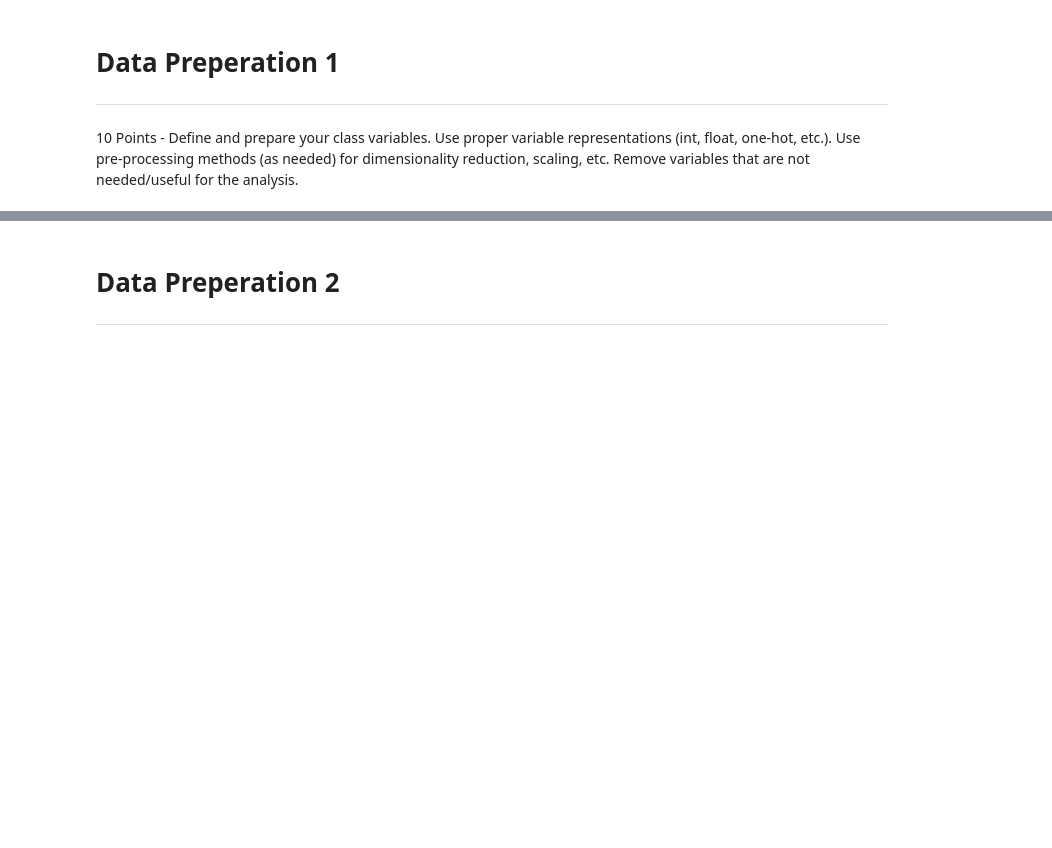
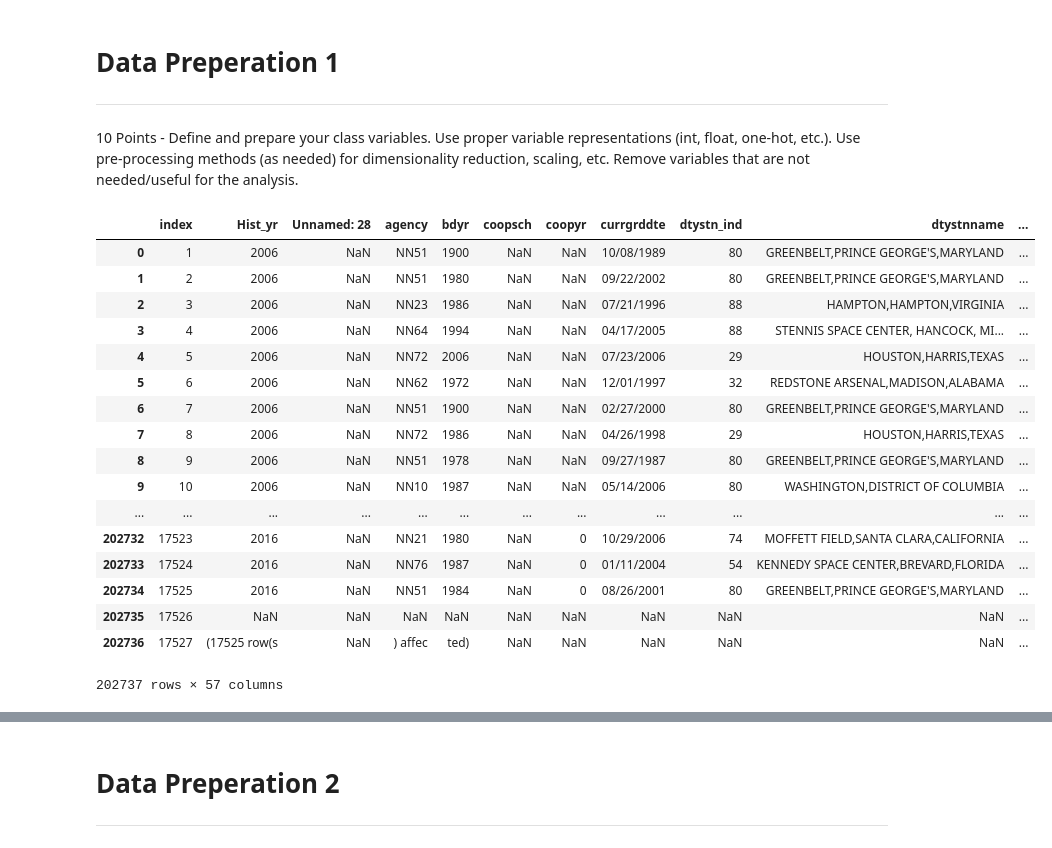
Before and after one commit to wkerneck/DataMiningClass, a Jupyter notebook: 7331_Data_MiningProject_2.ipynb, the cells around one changed output, grey strips where cells are left out. Saved outputs shown, nothing was run; the diff lists cells and outputs as text; code cells hidden in the pictures; blank space fills up the shorter version.

Commit message:
added in the data prep 1&2 sections

```diff
--- a/7331_Data_MiningProject_2.ipynb
+++ b/7331_Data_MiningProject_2.ipynb
@@ -51,0 +74,57 @@
+# %%
+#load data file
+data_file = pd.read_excel('/Users/macnificent/desktop/NEW_NASA_2006.xlsx')
+data_file2 = pd.read_excel('/Users/macnificent/desktop/NEW_NASA_2007.xlsx')
+data_file3 = pd.read_excel('/Users/macnificent/desktop/NASA_2008.xlsx')
+data_file4 = pd.read_excel('/Users/macnificent/desktop/NASA_2009.xlsx')
+data_file5 = pd.read_excel('/Users/macnificent/desktop/NASA_2010.xlsx')
+data_file6 = pd.read_excel('/Users/macnificent/desktop/NASA_2011.xlsx')
+data_file7 = pd.read_excel('/Users/macnificent/desktop/NASA_2012.xlsx')
+data_file8 = pd.read_excel('/Users/macnificent/desktop/NASA_2013.xlsx')
+data_file9 = pd.read_excel('/Users/macnificent/desktop/NASA_2014.xlsx')
+data_file10 = pd.read_excel('/Users/macnificent/desktop/NASA_2015.xlsx')
+data_file11 = pd.read_excel('/Users/macnificent/desktop/NASA_2016.xlsx')
+
+#you'll have to change the file path to your working directory
+
+#removing 1st row from datasets
+data_file.drop(0, axis = 0,inplace = True)
+data_file2.drop(0, axis = 0,inplace = True)
+data_file3.drop(0, axis = 0,inplace = True)
+data_file4.drop(0, axis = 0,inplace = True)
+data_file5.drop(0, axis = 0,inplace = True)
+data_file6.drop(0, axis = 0,inplace = True)
+data_file7.drop(0, axis = 0,inplace = True)
+data_file8.drop(0, axis = 0,inplace = True)
+data_file9.drop(0, axis = 0,inplace = True)
+data_file10.drop(0, axis = 0,inplace = True)
+data_file11.drop(0, axis = 0,inplace = True)
+
+#note: please be patient as this will take a few minutes to run
+# %%
+#combining dataframes
+df = [data_file, data_file2, data_file3, data_file4, data_file5, data_file6, data_file7, data_file8, data_file9, data_file10, data_file11]
+
+cdf = pd.concat(df, axis=0, join='outer', join_axes=None, ignore_index=False,
+          keys=None, levels=None, names=None, verify_integrity=False,
+          copy=True)
+cdf.reset_index()
+# %% [output]
+|  | index | Hist_yr | Unnamed: 28 | agency | bdyr | coopsch | coopyr | currgrddte | dtystn_ind | dtystnname | ... |
+| 0 | 1 | 2006 | NaN | NN51 | 1900 | NaN | NaN | 10/08/1989 | 80 | GREENBELT,PRINCE GEORGE'S,MARYLAND | ... |
+| 1 | 2 | 2006 | NaN | NN51 | 1980 | NaN | NaN | 09/22/2002 | 80 | GREENBELT,PRINCE GEORGE'S,MARYLAND | ... |
+| 2 | 3 | 2006 | NaN | NN23 | 1986 | NaN | NaN | 07/21/1996 | 88 | HAMPTON,HAMPTON,VIRGINIA | ... |
+| 3 | 4 | 2006 | NaN | NN64 | 1994 | NaN | NaN | 04/17/2005 | 88 | STENNIS SPACE CENTER, HANCOCK, MI... | ... |
+| 4 | 5 | 2006 | NaN | NN72 | 2006 | NaN | NaN | 07/23/2006 | 29 | HOUSTON,HARRIS,TEXAS | ... |
+| 5 | 6 | 2006 | NaN | NN62 | 1972 | NaN | NaN | 12/01/1997 | 32 | REDSTONE ARSENAL,MADISON,ALABAMA | ... |
+| 6 | 7 | 2006 | NaN | NN51 | 1900 | NaN | NaN | 02/27/2000 | 80 | GREENBELT,PRINCE GEORGE'S,MARYLAND | ... |
+| 7 | 8 | 2006 | NaN | NN72 | 1986 | NaN | NaN | 04/26/1998 | 29 | HOUSTON,HARRIS,TEXAS | ... |
+| 8 | 9 | 2006 | NaN | NN51 | 1978 | NaN | NaN | 09/27/1987 | 80 | GREENBELT,PRINCE GEORGE'S,MARYLAND | ... |
+| 9 | 10 | 2006 | NaN | NN10 | 1987 | NaN | NaN | 05/14/2006 | 80 | WASHINGTON,DISTRICT OF COLUMBIA | ... |
+| ... | ... | ... | ... | ... | ... | ... | ... | ... | ... | ... | ... |
+| 202732 | 17523 | 2016 | NaN | NN21 | 1980 | NaN | 0 | 10/29/2006 | 74 | MOFFETT FIELD,SANTA CLARA,CALIFORNIA | ... |
+| 202733 | 17524 | 2016 | NaN | NN76 | 1987 | NaN | 0 | 01/11/2004 | 54 | KENNEDY SPACE CENTER,BREVARD,FLORIDA | ... |
+| 202734 | 17525 | 2016 | NaN | NN51 | 1984 | NaN | 0 | 08/26/2001 | 80 | GREENBELT,PRINCE GEORGE'S,MARYLAND | ... |
+| 202735 | 17526 | NaN | NaN | NaN | NaN | NaN | NaN | NaN | NaN | NaN | ... |
+| 202736 | 17527 | (17525 row(s | NaN | ) affec | ted) | NaN | NaN | NaN | NaN | NaN | ... |
+202737 rows × 57 columns
```
Also changed, not shown: parts of 17 cells of this notebook.
